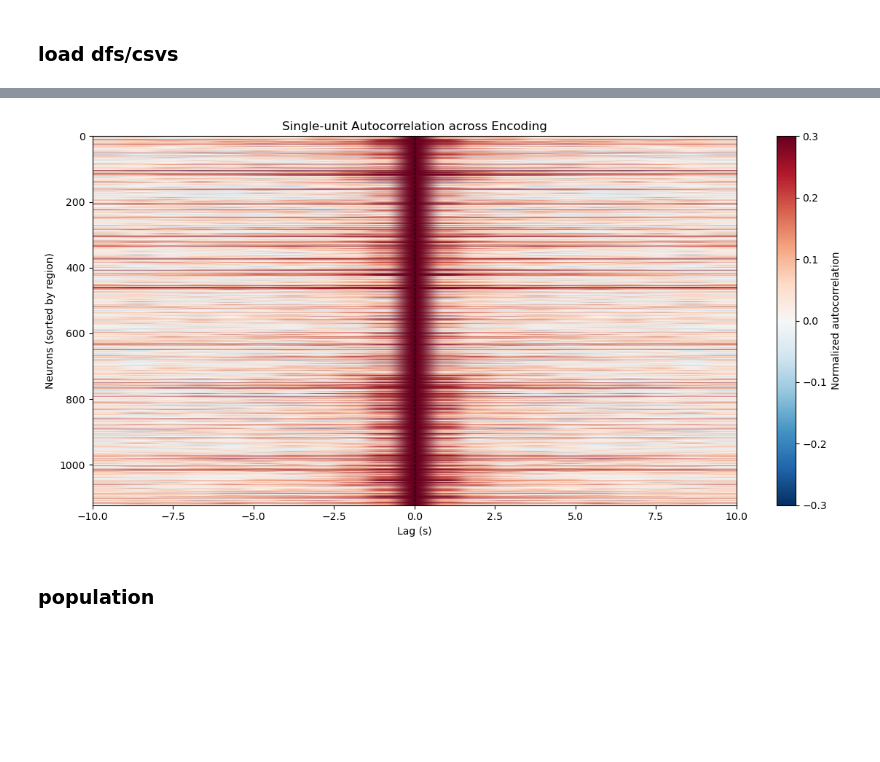
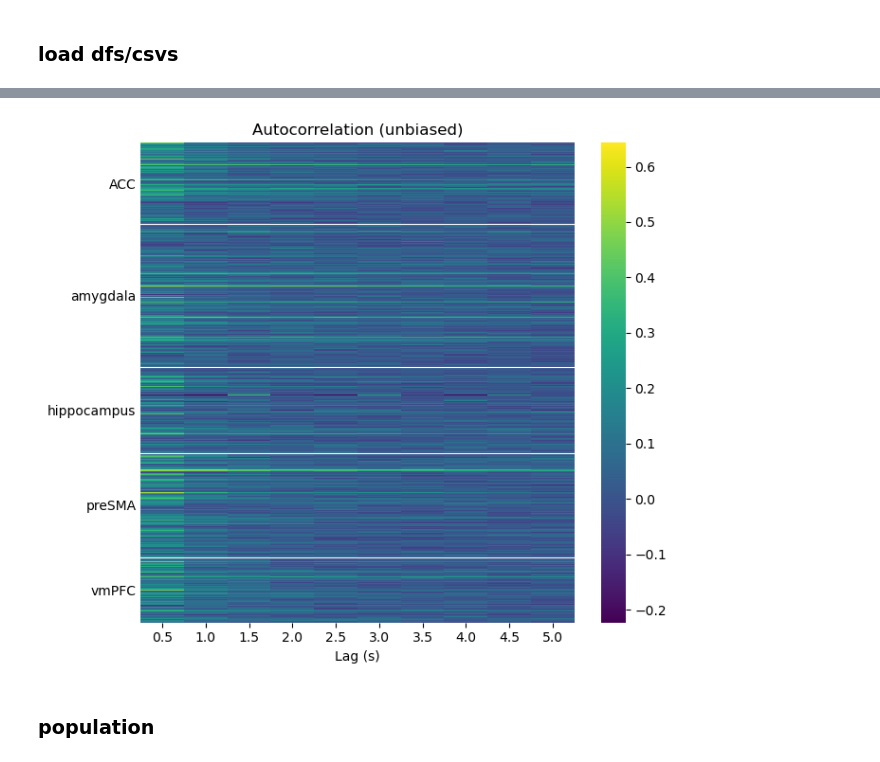
Before and after one commit to siyer7/movie_analysis, a Jupyter notebook: code/autocorr.ipynb, the cells around one changed output, grey strips where cells are left out. Saved outputs shown, nothing was run; the diff lists cells and outputs as text; code cells hidden in the pictures; blank space fills up the shorter version.

Commit message:
plotted single unit and region-avged autocorrs; next could look at population autocorr

```diff
--- a/code/autocorr.ipynb
+++ b/code/autocorr.ipynb
@@ -6,13 +6,22 @@ import numpy as np, pandas as pd, seaborn as sns, matplotlib.pyplot as plt, os
 data_dir = '../data/csvs'
 
 df_all_clean_data = pd.read_parquet(f'{data_dir}/df_all_clean_data.parquet')
-df_spikes = pd.read_parquet(f'{data_dir}/df_spikes.parquet')  # shape: (n_neurons, n_timebins), values = FR in Hz
-valid_mask = np.load(f'{data_dir}/valid_mask.npy')            # shape: (n_neurons, n_timebins), bool
-time_bins = np.load(f'{data_dir}/time_bins.npy')              # 1D array of bin start times in seconds
+df_spikes_z = pd.read_parquet(f'{data_dir}/df_spikes_z.parquet')
+valid_mask = np.load(f'{data_dir}/valid_mask.npy')
+bin_size = float(df_spikes_z.columns[1] - df_spikes_z.columns[0])  # inferred from column timestamps
 
-print(f"df_spikes:  {df_spikes.shape}")
+# sort all data by region so rows are consistently ordered throughout
+sort_order = df_all_clean_data['region'].argsort().values
+df_all_clean_data = df_all_clean_data.iloc[sort_order].reset_index(drop=True)
+df_spikes_z       = df_spikes_z.iloc[sort_order].reset_index(drop=True)
+valid_mask        = valid_mask[sort_order]
+regions           = df_all_clean_data['region'].values  # shape: (n_neurons,), str, sorted
+
+print(f"df_spikes_z:  {df_spikes_z.shape}")
 print(f"valid_mask: {valid_mask.shape}")
-print(f"time_bins:  {time_bins.shape}, from {time_bins[0]:.1f}s to {time_bins[-1]:.1f}s with step {time_bins[1]-time_bins[0]:.1f}s")
+print()
+for region in sorted(set(regions)):
+    print(f"{region}: {(regions == region).sum()} neurons")
 
 df_all_clean_data[['region', 'neur_id', 'enc_firing_rate']]
 # %% [output]
@@ -37,39 +56,44 @@ time_bins:  (479,), from 0.0s to 478.0s with step 1.0s
 # %%
-spike_matrix = df_spikes.values.copy().astype(float)
+max_lag_s = 5  # max lag in seconds
+max_lag_bins = int(max_lag_s / bin_size)  # number of bins
 
-# z-score each neuron's FR timeseries so autocorrelations are comparable across neurons
-spike_matrix[~valid_mask] = np.nan  # blank out gap bins before z-scoring
-means = np.nanmean(spike_matrix, axis=1, keepdims=True)
-stds  = np.nanstd(spike_matrix,  axis=1, keepdims=True)
-z = (spike_matrix - means) / np.where(stds > 0, stds, 1)
-z[~valid_mask] = 0  # treat gap bins as zero-mean after z-scoring (neutral for autocorr)
+# create spike matrix with gap bins set to 0 (neutral for autocorrelation)
+# this is needed bc upon z-scoring those gap bins end up with non-0 values
+spike_matrix = np.where(valid_mask, df_spikes_z.values.astype(float), 0.0)
 
-# compute normalized autocorrelation for each neuron
-max_lag = 10  # seconds (= bins at 1s resolution)
-n_neurons = z.shape[0]
-autocorrs = np.zeros((n_neurons, 2 * max_lag + 1))
+# compute unbiased normalized autocorrelation for each neuron
+T = spike_matrix.shape[1]
+n_neurons = spike_matrix.shape[0]
+autocorrs = np.zeros((n_neurons, max_lag_bins))  # lags 1..max_lag_bins (skip lag-0, always trivially 1)
 
-for i in range(n_neurons):
-    full = np.correlate(z[i], z[i], mode='full')  # length 2*T-1
-    mid = len(full) // 2
-    autocorrs[i] = full[mid - max_lag : mid + max_lag + 1]
-    autocorrs[i] /= autocorrs[i, max_lag]  # normalize to 1 at lag=0
+for neur_i in range(n_neurons):
+    full = np.correlate(spike_matrix[neur_i], spike_matrix[neur_i], mode='full')  # length 2*T-1
+    mid  = len(full) // 2
+    raw  = full[mid + 1 : mid + max_lag_bins + 1]  # lags 1..max_lag_bins only
+    overlap = T - np.arange(1, max_lag_bins + 1)   # T-1, T-2, ..., T-max_lag_bins
+    autocorrs[neur_i] = raw / overlap  # unbiased: correct for fewer overlapping bins at higher lags
 
-lags = np.arange(-max_lag, max_lag + 1)  # in seconds
+lags = np.arange(1, max_lag_bins + 1) * bin_size  # in seconds
+autocorrs_df = pd.DataFrame(autocorrs, columns=lags)  # rows match regions (already sorted)
 
-# sort rows by region for readability
-sort_order = df_all_clean_data['region'].argsort().values
-fig, ax = plt.subplots(figsize=(12, 6))
-im = ax.imshow(autocorrs[sort_order], aspect='auto', cmap='RdBu_r', vmin=-0.3, vmax=0.3,
-               extent=[lags[0], lags[-1], len(sort_order), 0])
-ax.axvline(0, color='k', linewidth=0.8, linestyle='--')
-ax.set(xlabel='Lag (s)', ylabel='Neurons (sorted by region)',
-       title='Single-unit Autocorrelation across Encoding')
-plt.colorbar(im, ax=ax, label='Normalized autocorrelation')
+fig, ax = plt.subplots(figsize=(7, 6))
+sns.heatmap(autocorrs_df, ax=ax, cmap='viridis', xticklabels=True, yticklabels=False)
+
+# region boundary lines + yticks at block midpoints
+boundaries  = np.where(regions[:-1] != regions[1:])[0] + 1
+block_edges = np.concatenate([[0], boundaries, [n_neurons]])
+for b in boundaries:
+    ax.axhline(b, color='white', linewidth=0.8)
+
+midpoints   = [(s + e) / 2 for s, e in zip(block_edges[:-1], block_edges[1:])]
+tick_labels = [regions[s] for s in block_edges[:-1]]
+ax.set(title='Autocorrelation (unbiased)', xlabel='Lag (s)', ylabel='',
+       yticks=midpoints, yticklabels=tick_labels)
+ax.tick_params(axis='y', length=0)
 plt.tight_layout()
 plt.show()
 # %% [output]
-[figure, old version]
+[figure, new version]
 # %% [markdown]
 ### population
 # %%
```
Also changed, not shown: parts of 3 cells of this notebook, 6 other files.
